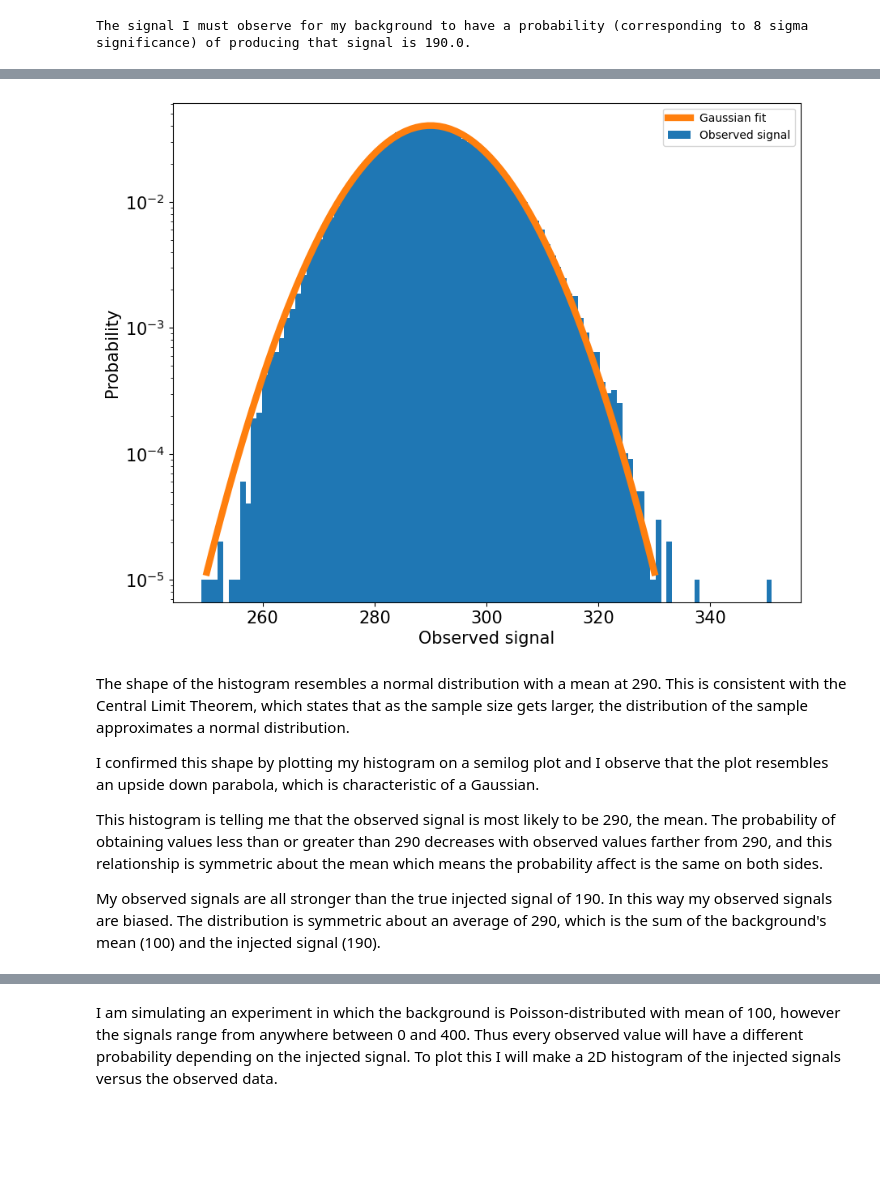
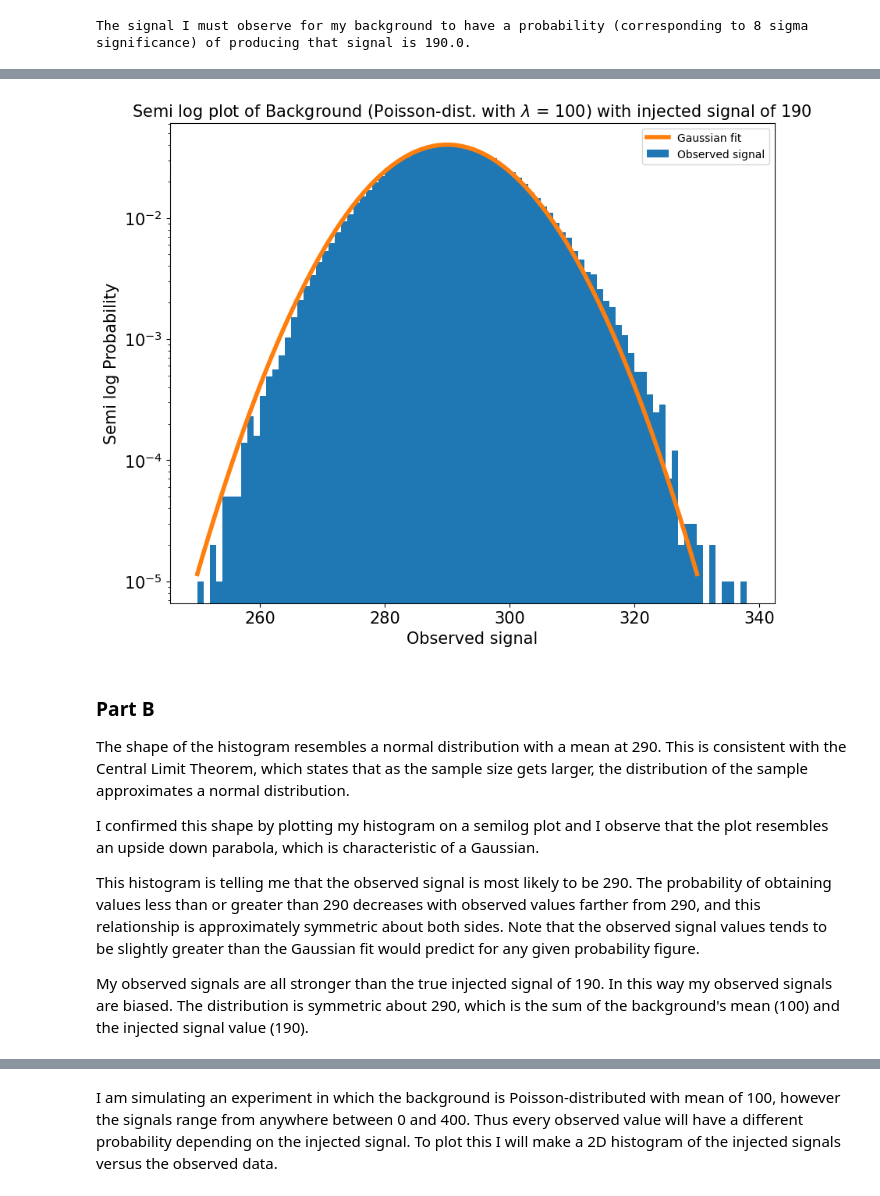
Before and after one commit to jenniv27/phys434, a Jupyter notebook: Labs/Lab6.ipynb, the cells around one changed output, grey strips where cells are left out. Drawn from its saved outputs; the diff is of its cells as text; code cells hidden in the pictures; blank space fills up the shorter version.

```diff
--- a/Labs/Lab6.ipynb
+++ b/Labs/Lab6.ipynb
@@ -80,8 +91,10 @@ I would like to first histogram how bright this observed signal appears to be.
 # %%
 # histogram the data with the injected signal
-plt.hist(data1, 103, density = 'True')
+bins = 88
+plt.hist(data1, bins, density = 'True')
 plt.tick_params(labelsize = 15)
 plt.ylabel('Probability', fontsize = 15)
 plt.xlabel('Observed signal', fontsize = 15)
+plt.title(f'Background (Poisson-dist. with $\lambda$ = 100) with injected signal of 190', fontsize=15)
 plt.show()
 # %% [output]
@@ -89,25 +102,27 @@ plt.show()
 # %%
-# histogram the data with the injected signal
-x_norm = np.linspace(250, 330, 80)
+# Plot on a semi-log
+x_norm = np.linspace(250, 330, bins)
 p_norm = stats.norm.pdf(x_norm, loc = 290, scale = 9.9)
 
-plt.hist(data1, 103, density = 'True', label = 'Observed signal')
-plt.plot(x_norm, p_norm, linewidth = 6, label = 'Gaussian fit')
+plt.hist(data1, bins, density = 'True', label = 'Observed signal')
+plt.plot(x_norm, p_norm, linewidth = 4, label = 'Gaussian fit')
 plt.yscale('log')
 plt.tick_params(labelsize = 15)
-plt.ylabel('Probability', fontsize = 15)
+plt.ylabel('Semi log Probability', fontsize = 15)
 plt.xlabel('Observed signal', fontsize = 15)
+plt.title(f'Semi log plot of Background (Poisson-dist. with $\lambda$ = 100) with injected signal of 190', fontsize=15)
 plt.legend()
 plt.show()
 # %% [output]
-[figure, old version]
+[figure, new version]
 # %% [markdown]
+### Part B
 The shape of the histogram resembles a normal distribution with a mean at 290. This is consistent with the Central Limit Theorem, which states that as the sample size gets larger, the distribution of the sample approximates a normal distribution.
 
 I confirmed this shape by plotting my histogram on a semilog plot and I observe that the plot resembles an upside down parabola, which is characteristic of a Gaussian.
 
-This histogram is telling me that the observed signal is most likely to be 290, the mean. The probability of obtaining values less than or greater than 290 decreases with observed values farther from 290, and this relationship is symmetric about the mean which means the probability affect is the same on both sides.
+This histogram is telling me that the observed signal is most likely to be 290. The probability of obtaining values less than or greater than 290 decreases with observed values farther from 290, and this relationship is approximately symmetric about both sides. Note that the observed signal values tends to be slightly greater than the Gaussian fit would predict for any given probability figure.
 
-My observed signals are all stronger than the true injected signal of 190. In this way my observed signals are biased. The distribution is symmetric about an average of 290, which is the sum of the background's mean (100) and the injected signal (190).
+My observed signals are all stronger than the true injected signal of 190. In this way my observed signals are biased. The distribution is symmetric about 290, which is the sum of the background's mean (100) and the injected signal value (190).
 # %% [markdown]
 ## Problem 3
```
Also changed, not shown: parts of 26 cells of this notebook.
